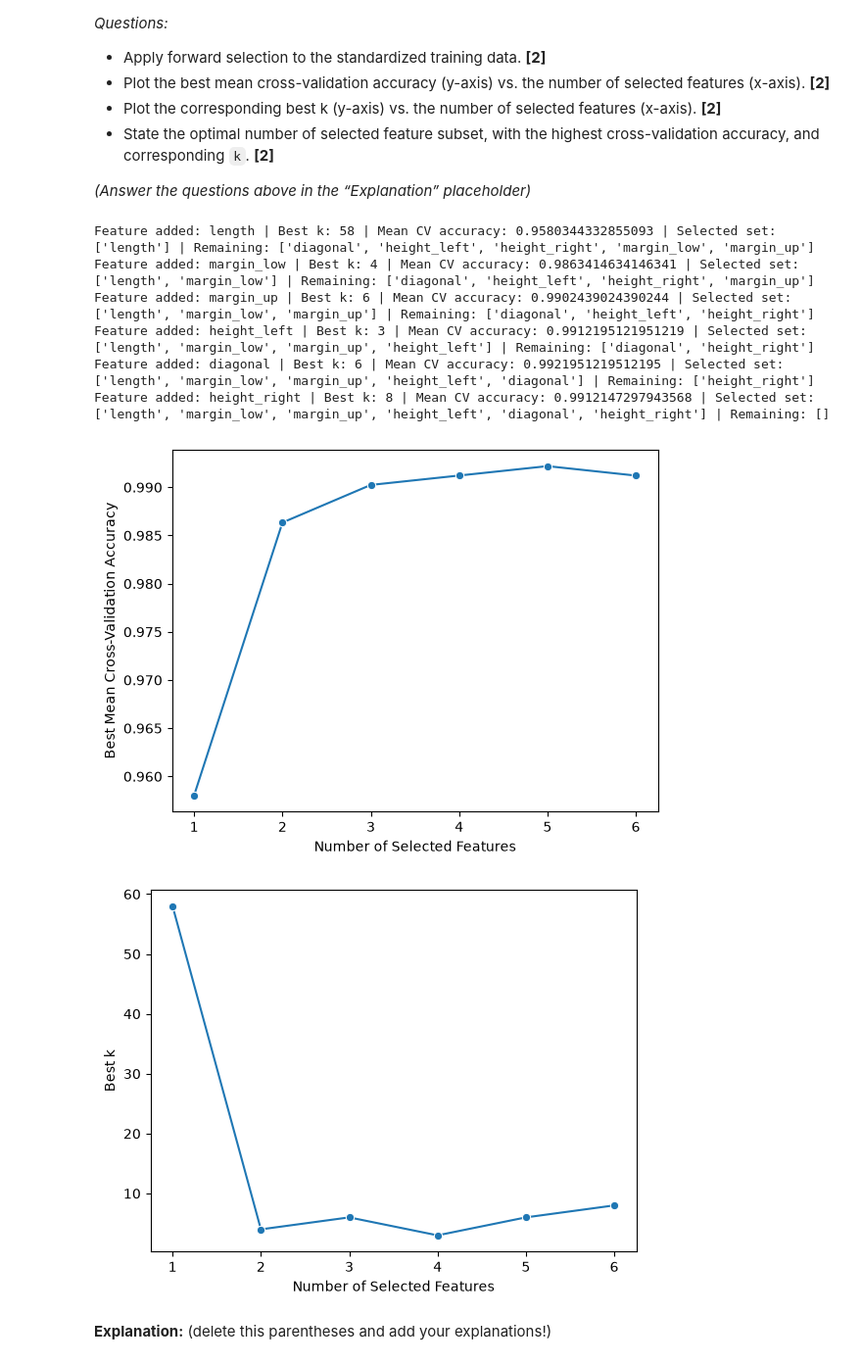
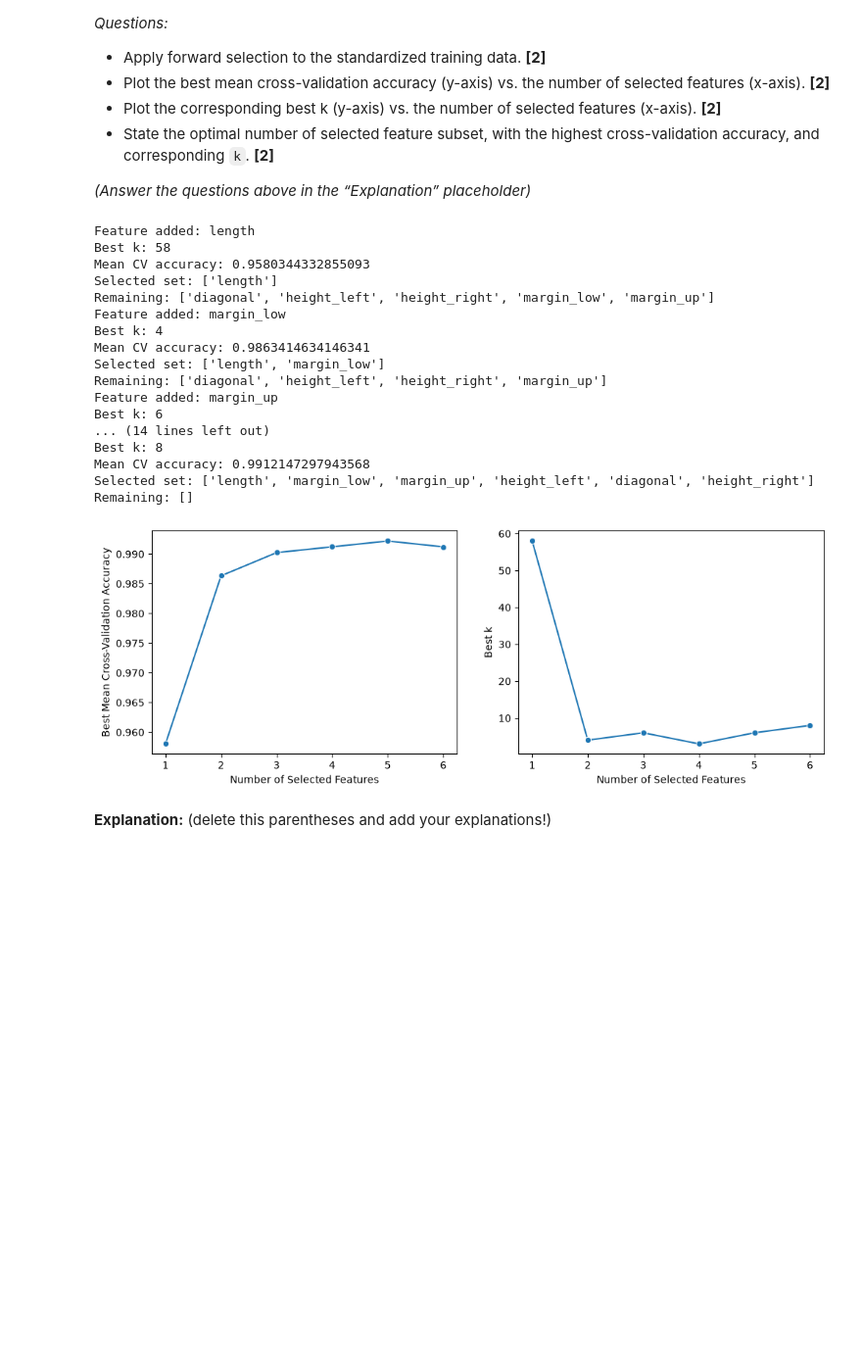
Before and after one commit to acknowledgeworkimagine/DataScienceStatlLearning, a Jupyter notebook: Project1_Elias_Gallegos.ipynb, the cells around one changed output. Shown at 98% size. Cells and saved outputs as stored; diff of their text form; code cells hidden in the pictures; blank space fills up the shorter version.

```diff
--- a/Project1_Elias_Gallegos.ipynb
+++ b/Project1_Elias_Gallegos.ipynb
@@ -550,6 +550,9 @@ def evaluate_candidate(X_candidate, y):
 # %%
 features_selected = []
 selection_results = []
+
+X_train_std = pd.DataFrame(X_train_std, columns=X_train.columns, index=X_train.index)
+
 features_remaining_all_features = list(X_train_std.columns)
 
 while len(features_remaining_all_features) > 0:
@@ -586,55 +589,74 @@ while len(features_remaining_all_features) > 0:
     best_feature_result[2]
     ])
 
-    print(
-    "Feature added:", best_feature,
-    "| Best k:", best_feature_result[1],
-    "| Mean CV accuracy:", best_feature_result[2],
-    "| Selected set:", features_selected,
-    "| Remaining:", features_remaining_all_features
-    )
+    print("Feature added:", best_feature)
+    print("Best k:", best_feature_result[1])
+    print("Mean CV accuracy:", best_feature_result[2])
+    print("Selected set:", features_selected)
+    print("Remaining:", features_remaining_all_features)
 # %% [output]
-Feature added: length | Best k: 58 | Mean CV accuracy: 0.9580344332855093 | Selected set: ['length'] | Remaining: ['diagonal', 'height_left', 'height_right', 'margin_low', 'margin_up']
-Feature added: margin_low | Best k: 4 | Mean CV accuracy: 0.9863414634146341 | Selected set: ['length', 'margin_low'] | Remaining: ['diagonal', 'height_left', 'height_right', 'margin_up']
-Feature added: margin_up | Best k: 6 | Mean CV accuracy: 0.9902439024390244 | Selected set: ['length', 'margin_low', 'margin_up'] | Remaining: ['diagonal', 'height_left', 'height_right']
-Feature added: height_left | Best k: 3 | Mean CV accuracy: 0.9912195121951219 | Selected set: ['length', 'margin_low', 'margin_up', 'height_left'] | Remaining: ['diagonal', 'height_right']
-Feature added: diagonal | Best k: 6 | Mean CV accuracy: 0.9921951219512195 | Selected set: ['length', 'margin_low', 'margin_up', 'height_left', 'diagonal'] | Remaining: ['height_right']
-Feature added: height_right | Best k: 8 | Mean CV accuracy: 0.9912147297943568 | Selected set: ['length', 'margin_low', 'margin_up', 'height_left', 'diagonal', 'height_right'] | Remaining: []
+Feature added: length
+Best k: 58
+Mean CV accuracy: 0.9580344332855093
+Selected set: ['length']
+Remaining: ['diagonal', 'height_left', 'height_right', 'margin_low', 'margin_up']
+Feature added: margin_low
+Best k: 4
+Mean CV accuracy: 0.9863414634146341
+Selected set: ['length', 'margin_low']
+Remaining: ['diagonal', 'height_left', 'height_right', 'margin_up']
+Feature added: margin_up
+Best k: 6
+... (14 lines left out)
+Best k: 8
+Mean CV accuracy: 0.9912147297943568
+Selected set: ['length', 'margin_low', 'margin_up', 'height_left', 'diagonal', 'height_right']
+Remaining: []
 # %%
 selection_results_df = pd.DataFrame(
     selection_results,
     columns=[
         'n_features',
         'feature_added',
         'best_k',
         'best_accuracy'
     ]
 )
 
+fig, axes = plt.subplots(1, 2, figsize=(12, 4))
+
 sns.lineplot(
     data=selection_results_df,
     x='n_features',
     y='best_accuracy',
-    marker='o'
+    marker='o',
+    ax=axes[0]
 )
 
-plt.xlabel('Number of Selected Features')
-plt.ylabel('Best Mean Cross-Validation Accuracy')
-plt.show()
+axes[0].set_xlabel('Number of Selected Features')
+axes[0].set_ylabel('Best Mean Cross-Validation Accuracy')
 
 sns.lineplot(
     data=selection_results_df,
     x='n_features',
     y='best_k',
-    marker='o'
+    marker='o',
+    ax=axes[1]
 )
+
+axes[1].set_xlabel('Number of Selected Features')
+axes[1].set_ylabel('Best k')
+
+plt.show()
+
 
 plt.xlabel('Number of Selected Features')
 plt.ylabel('Best k')
+
+plt.tight_layout()
 plt.show()
 # %% [output]
-[figure, old version]
+[figure, new version]
-[figure, removed]
 # %% [markdown]
 **Explanation:** (delete this parentheses and add your explanations!)
 # %% [markdown]
```
Also changed, not shown: parts of 4 cells of this notebook.
